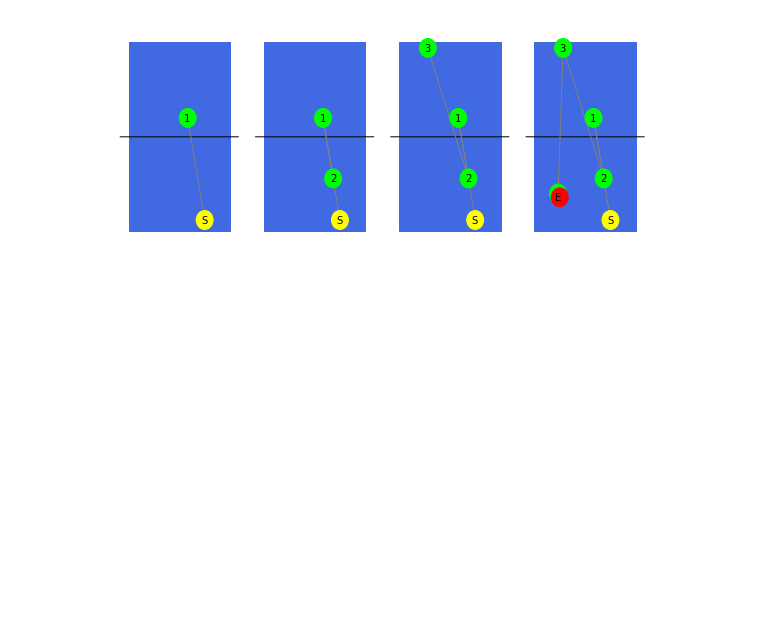
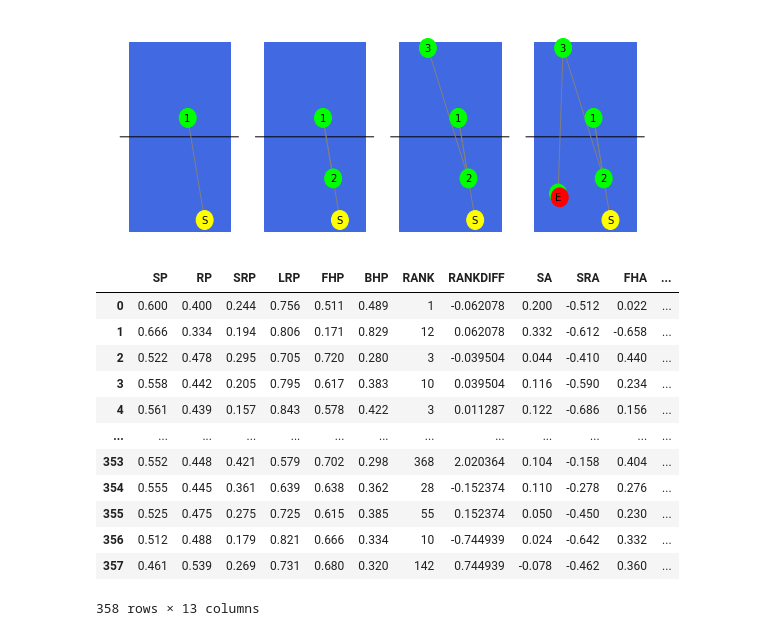
Before and after one commit to schiang28/Rouse, a Jupyter notebook: presentationcode.ipynb, the cells around one changed output. Saved outputs shown, nothing was run; the diff lists cells and outputs as text; code cells hidden in the pictures; blank space fills up the shorter version.

```diff
--- a/presentationcode.ipynb
+++ b/presentationcode.ipynb
@@ -218,0 +238,17 @@ plt.show()
+# %%
+data = pd.read_csv('data_scaled.csv')
+data
+# %% [output]
+|  | SP | RP | SRP | LRP | FHP | BHP | RANK | RANKDIFF | SA | SRA | FHA | ... |
+| 0 | 0.600 | 0.400 | 0.244 | 0.756 | 0.511 | 0.489 | 1 | -0.062078 | 0.200 | -0.512 | 0.022 | ... |
+| 1 | 0.666 | 0.334 | 0.194 | 0.806 | 0.171 | 0.829 | 12 | 0.062078 | 0.332 | -0.612 | -0.658 | ... |
+| 2 | 0.522 | 0.478 | 0.295 | 0.705 | 0.720 | 0.280 | 3 | -0.039504 | 0.044 | -0.410 | 0.440 | ... |
+| 3 | 0.558 | 0.442 | 0.205 | 0.795 | 0.617 | 0.383 | 10 | 0.039504 | 0.116 | -0.590 | 0.234 | ... |
+| 4 | 0.561 | 0.439 | 0.157 | 0.843 | 0.578 | 0.422 | 3 | 0.011287 | 0.122 | -0.686 | 0.156 | ... |
+| ... | ... | ... | ... | ... | ... | ... | ... | ... | ... | ... | ... | ... |
+| 353 | 0.552 | 0.448 | 0.421 | 0.579 | 0.702 | 0.298 | 368 | 2.020364 | 0.104 | -0.158 | 0.404 | ... |
+| 354 | 0.555 | 0.445 | 0.361 | 0.639 | 0.638 | 0.362 | 28 | -0.152374 | 0.110 | -0.278 | 0.276 | ... |
+| 355 | 0.525 | 0.475 | 0.275 | 0.725 | 0.615 | 0.385 | 55 | 0.152374 | 0.050 | -0.450 | 0.230 | ... |
+| 356 | 0.512 | 0.488 | 0.179 | 0.821 | 0.666 | 0.334 | 10 | -0.744939 | 0.024 | -0.642 | 0.332 | ... |
+| 357 | 0.461 | 0.539 | 0.269 | 0.731 | 0.680 | 0.320 | 142 | 0.744939 | -0.078 | -0.462 | 0.360 | ... |
+358 rows × 13 columns
```
Also changed, not shown: parts of 4 cells of this notebook, 3 other files.
